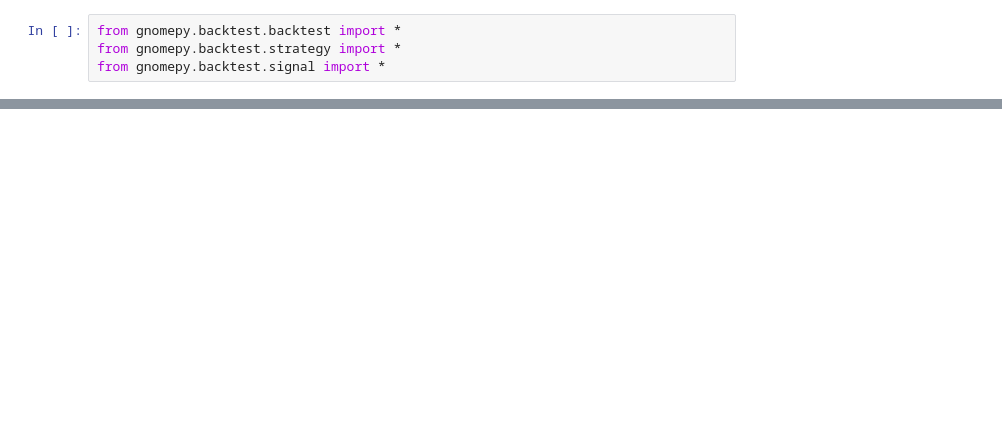
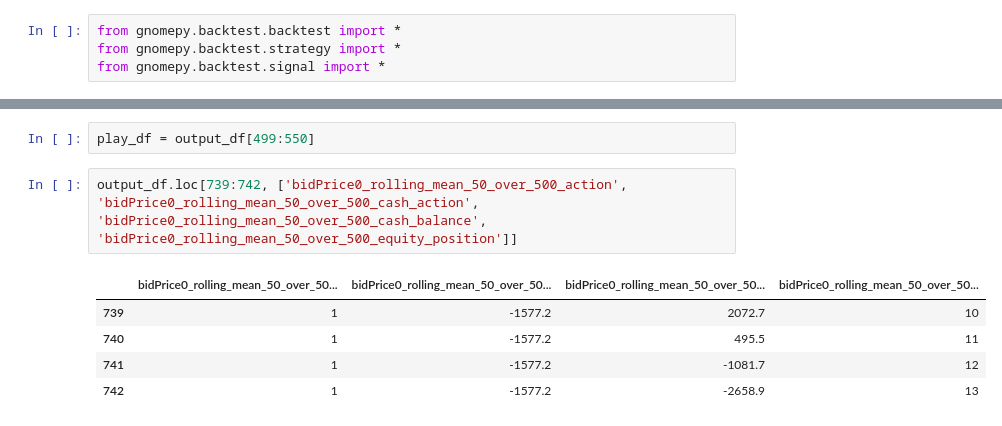
Before and after one commit to gnome-trading-group/gnomepy, a Jupyter notebook: gnomepy/backtest/interface.ipynb, the cells around one changed output, grey strips where cells are left out. Cells and saved outputs as stored; diff of their text form; blank space fills up the shorter version.

```diff
--- a/gnomepy/backtest/interface.ipynb
+++ b/gnomepy/backtest/interface.ipynb
@@ -50,0 +113,10 @@ output_df
+# %%
+play_df = output_df[499:550]
+# %%
+output_df.loc[739:742, ['bidPrice0_rolling_mean_50_over_500_action', 'bidPrice0_rolling_mean_50_over_500_cash_action', 'bidPrice0_rolling_mean_50_over_500_cash_balance', 'bidPrice0_rolling_mean_50_over_500_equity_position']]
+# %% [output]
+|  | bidPrice0_rolling_mean_50_over_50... | bidPrice0_rolling_mean_50_over_50... | bidPrice0_rolling_mean_50_over_50... | bidPrice0_rolling_mean_50_over_50... |
+| 739 | 1 | -1577.2 | 2072.7 | 10 |
+| 740 | 1 | -1577.2 | 495.5 | 11 |
+| 741 | 1 | -1577.2 | -1081.7 | 12 |
+| 742 | 1 | -1577.2 | -2658.9 | 13 |
```
Also changed, not shown: parts of 7 cells of this notebook, 5 other files.
